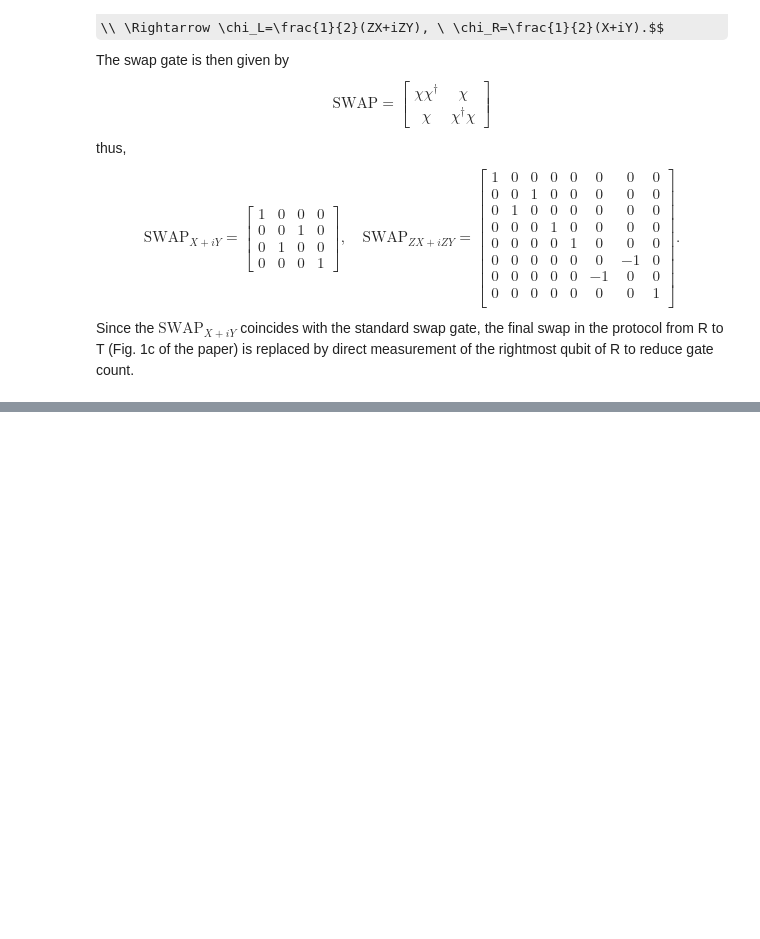
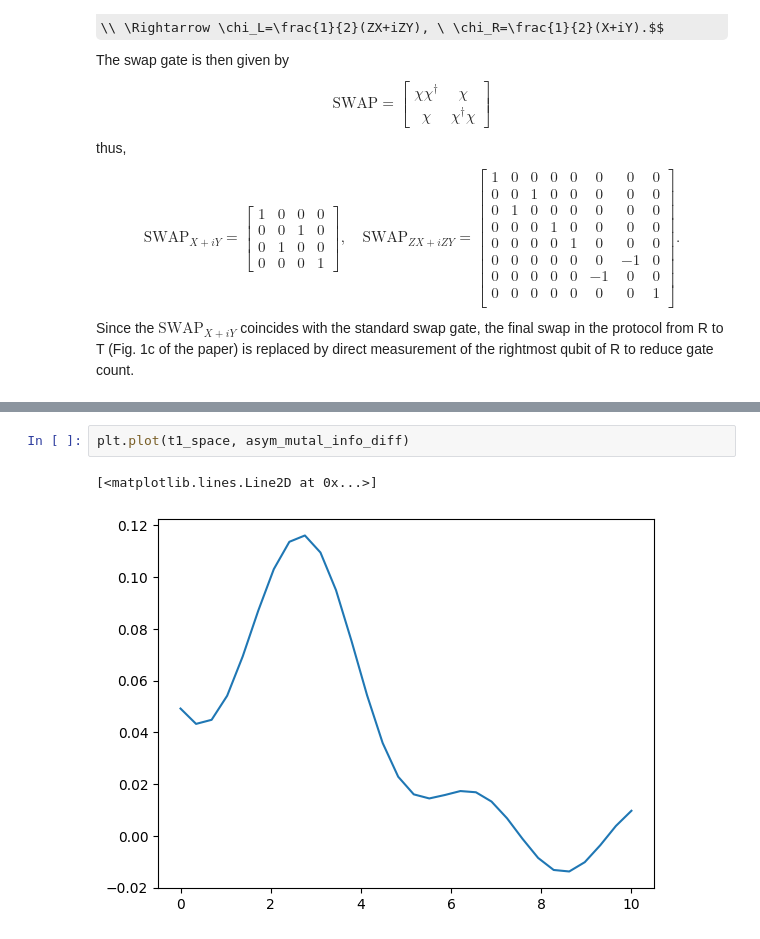
Before and after one commit to yh08037/QuantumWormhole, a Jupyter notebook: draft_dohunkim.ipynb, the cells around one changed output, grey strips where cells are left out. Cells and saved outputs as stored; diff of their text form; some formulas as TeX source; blank space fills up the shorter version.

```diff
--- a/draft_dohunkim.ipynb
+++ b/draft_dohunkim.ipynb
@@ -139,0 +378,5 @@ i_H_V = ps_iV.hamiltonian(wire_order=worm_wires)
+# %%
+plt.plot(t1_space, asym_mutal_info_diff)
+# %% [output]
+[<matplotlib.lines.Line2D at 0x...>]
+[figure, added]
```
Also changed, not shown: parts of 39 cells of this notebook.
